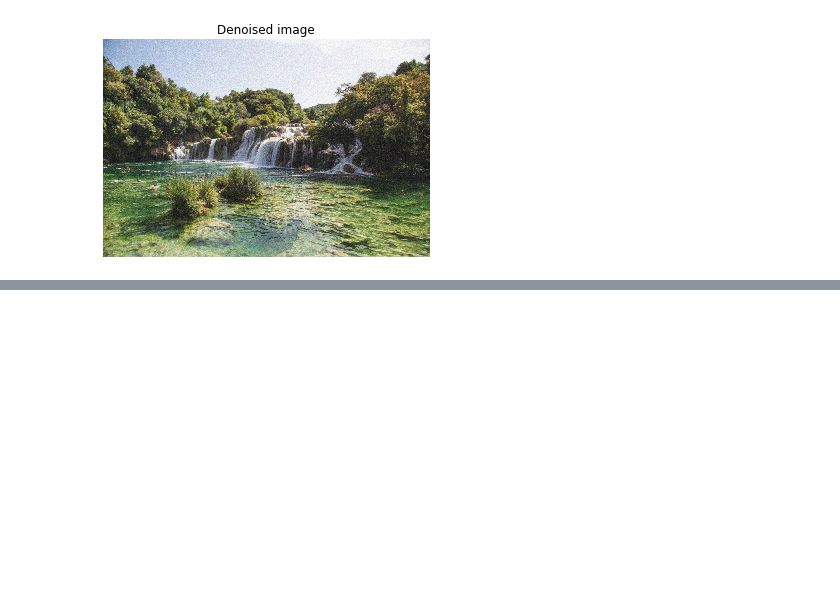
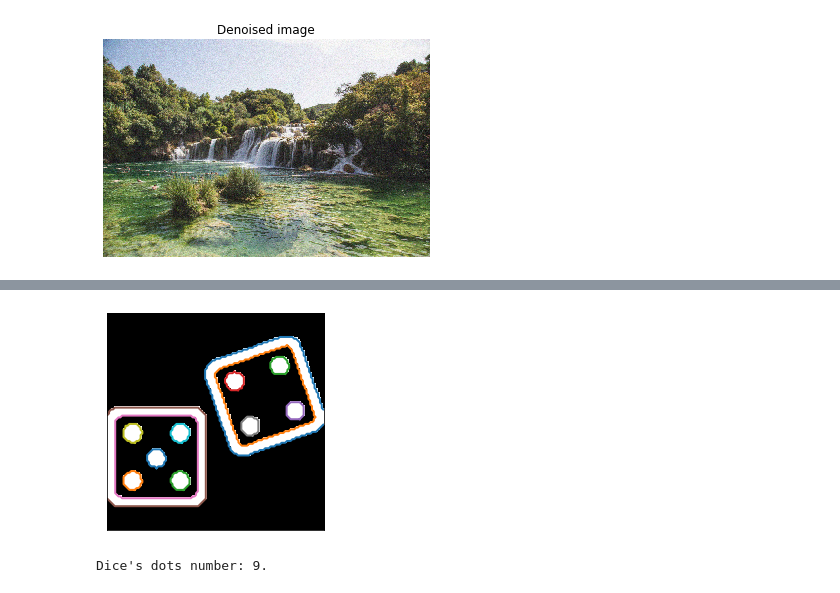
Before and after one commit to prashant-bande/Image-Processing, a Jupyter notebook: 4. Basic Image Processing using skimage.ipynb, the cells around one changed output, grey strips where cells are left out. Drawn from its saved outputs; the diff is of its cells as text; code cells hidden in the pictures; blank space fills up the shorter version.

```diff
--- a/4. Basic Image Processing using skimage.ipynb
+++ b/4. Basic Image Processing using skimage.ipynb
@@ -91,0 +146,37 @@ show_image(denoised_image, 'Denoised image')
+# %%
+from skimage.color import rgb2gray
+from skimage.filters import threshold_otsu
+import matplotlib.pyplot as plt
+
+# read image
+image_dices = io.imread('dices.png')
+
+# Make the image grayscale
+image_dices = rgb2gray(image_dices)
+
+# Obtain the optimal thresh value
+thresh = threshold_otsu(image_dices)
+
+# Apply thresholding
+binary = image_dices > thresh
+
+# Find contours at a constant value of 0.8
+contours = measure.find_contours(binary, 0.8)
+
+# Create list with the shape of each contour
+shape_contours = [cnt.shape[0] for cnt in contours]
+
+# Set 50 as the maximum size of the dots shape
+max_dots_shape = 50
+
+# Count dots in contours excluding bigger than dots size
+dots_contours = [cnt for cnt in contours if np.shape(cnt)[0] < max_dots_shape]
+
+# Shows all contours found
+show_image_contour(binary, contours)
+
+# Print the dice's number
+print("Dice's dots number: {}. ".format(len(dots_contours)))
+# %% [output]
+[figure, added]
+Dice's dots number: 9.
```
Also changed, not shown: parts of 5 cells of this notebook, 9 other files.
